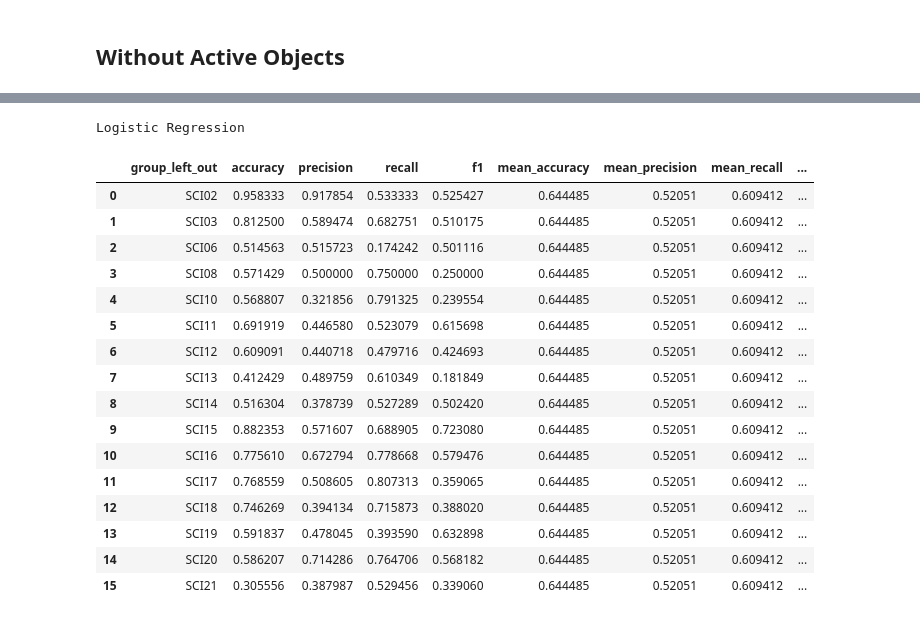
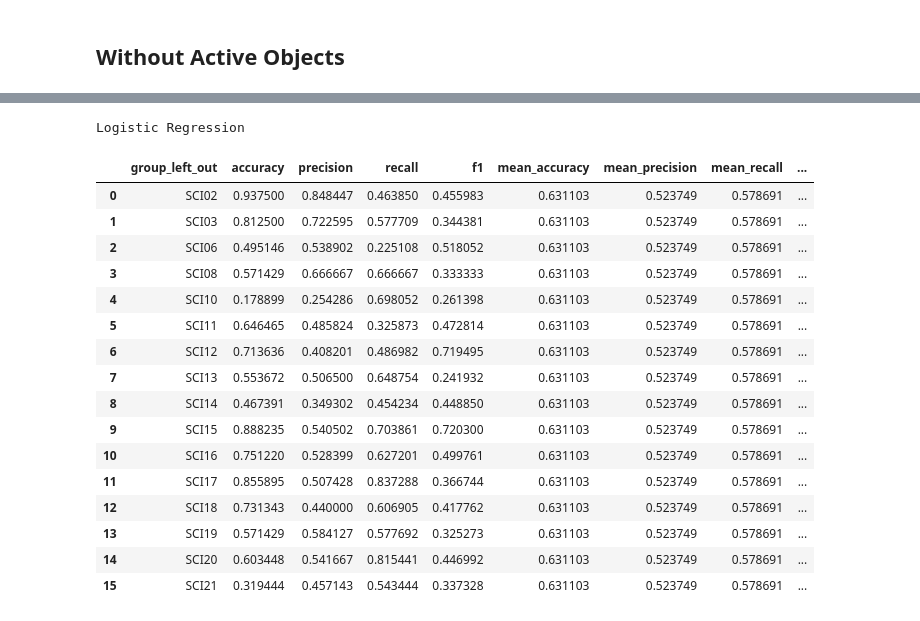
Before and after one commit to adeshkadambi/EgoVizML, a Jupyter notebook: analysis/3_adl_recognition_counts.ipynb, the cells around one changed output, grey strips where cells are left out. Drawn from its saved outputs; the diff is of its cells as text; code cells hidden in the pictures.

Commit message:
scaled

```diff
--- a/analysis/3_adl_recognition_counts.ipynb
+++ b/analysis/3_adl_recognition_counts.ipynb
@@ -57,3 +58,16 @@ df_no_active = df_active.drop(columns=[col for col in df_active.columns if 'acti
 | 3 | SCI02-1--12 | meal-preparation-cleanup | 0.0 | 0.0 | 8.0 | 3.0 | ... |
 | 4 | SCI02-1--2 | meal-preparation-cleanup | 10.0 | 4.0 | 6.0 | 2.0 | ... |
 5 rows × 31 columns
+# %%
+# normalize the counts using min-max scaling from sklearn
+from sklearn.preprocessing import MinMaxScaler
+
+scaler = MinMaxScaler()
+
+# create new dfs
+df_active_scaled = df_active.copy()
+df_no_active_scaled = df_no_active.copy()
+
+# scale the data, excluding the adl and video columns
+df_active_scaled[df_active.columns[2:]] = scaler.fit_transform(df_active[df_active.columns[2:]])
+df_no_active_scaled[df_no_active.columns[2:]] = scaler.fit_transform(df_no_active[df_no_active.columns[2:]])
@@ -61,10 +105,16 @@ df_no_active = df_active.drop(columns=[col for col in df_active.columns if 'acti
 ## Classifiers
 # %%
 # Random Forest Classifier
-rf_clf = RandomForestClassifier(n_estimators=500, random_state=SEED)
+rf_clf = RandomForestClassifier(random_state=SEED)
+rf_clf_no_active = RandomForestClassifier(random_state=SEED)
 
 # Logistic Regression
 log_clf = LogisticRegression(random_state=SEED)
+log_clf_no_active = LogisticRegression(random_state=SEED)
+
+# XGBoost
+xgb_clf = XGBClassifier(random_state=SEED)
+xgb_clf_no_active = XGBClassifier(random_state=SEED)
 # %% [markdown]
 ## With Active Objects
 # %%
@@ -256,0 +198,15 @@ Please also refer to the documentation for alternative solver options:
+# %%
+# split data
+
+label_encoder = LabelEncoder()
+
+X_inactive = df_no_active_scaled.drop(columns=['adl', 'video'])
+y_inactive = df_no_active_scaled['adl']
+y_encoded_inactive = label_encoder.fit_transform(y_inactive)
+
+groups_inactive = df_no_active_scaled['video'].str[:5]
+# %%
+# try all classifiers
+rf = ev.logocv(df_no_active_scaled, X_inactive, y_encoded_inactive, groups_inactive, rf_clf_no_active)
+log = ev.logocv(df_no_active_scaled, X_inactive, y_encoded_inactive, groups_inactive, log_clf_no_active)
+xgb_mod = ev.logocv(df_no_active_scaled, X_inactive, y_encoded_inactive, groups_inactive, xgb_clf_no_active)
@@ -280,22 +240,22 @@ Random Forest Classifier
 # %%
 print('Logistic Regression')
-log
+log[0]
 # %% [output]
 Logistic Regression
 |  | group_left_out | accuracy | precision | recall | f1 | mean_accuracy | mean_precision | mean_recall | ... |
-| 0 | SCI02 | 0.958333 | 0.917854 | 0.533333 | 0.525427 | 0.644485 | 0.52051 | 0.609412 | ... |
-| 1 | SCI03 | 0.812500 | 0.589474 | 0.682751 | 0.510175 | 0.644485 | 0.52051 | 0.609412 | ... |
-| 2 | SCI06 | 0.514563 | 0.515723 | 0.174242 | 0.501116 | 0.644485 | 0.52051 | 0.609412 | ... |
-| 3 | SCI08 | 0.571429 | 0.500000 | 0.750000 | 0.250000 | 0.644485 | 0.52051 | 0.609412 | ... |
-| 4 | SCI10 | 0.568807 | 0.321856 | 0.791325 | 0.239554 | 0.644485 | 0.52051 | 0.609412 | ... |
-| 5 | SCI11 | 0.691919 | 0.446580 | 0.523079 | 0.615698 | 0.644485 | 0.52051 | 0.609412 | ... |
-| 6 | SCI12 | 0.609091 | 0.440718 | 0.479716 | 0.424693 | 0.644485 | 0.52051 | 0.609412 | ... |
-| 7 | SCI13 | 0.412429 | 0.489759 | 0.610349 | 0.181849 | 0.644485 | 0.52051 | 0.609412 | ... |
-| 8 | SCI14 | 0.516304 | 0.378739 | 0.527289 | 0.502420 | 0.644485 | 0.52051 | 0.609412 | ... |
-| 9 | SCI15 | 0.882353 | 0.571607 | 0.688905 | 0.723080 | 0.644485 | 0.52051 | 0.609412 | ... |
-| 10 | SCI16 | 0.775610 | 0.672794 | 0.778668 | 0.579476 | 0.644485 | 0.52051 | 0.609412 | ... |
-| 11 | SCI17 | 0.768559 | 0.508605 | 0.807313 | 0.359065 | 0.644485 | 0.52051 | 0.609412 | ... |
-| 12 | SCI18 | 0.746269 | 0.394134 | 0.715873 | 0.388020 | 0.644485 | 0.52051 | 0.609412 | ... |
-| 13 | SCI19 | 0.591837 | 0.478045 | 0.393590 | 0.632898 | 0.644485 | 0.52051 | 0.609412 | ... |
-| 14 | SCI20 | 0.586207 | 0.714286 | 0.764706 | 0.568182 | 0.644485 | 0.52051 | 0.609412 | ... |
-| 15 | SCI21 | 0.305556 | 0.387987 | 0.529456 | 0.339060 | 0.644485 | 0.52051 | 0.609412 | ... |
+| 0 | SCI02 | 0.937500 | 0.848447 | 0.463850 | 0.455983 | 0.631103 | 0.523749 | 0.578691 | ... |
+| 1 | SCI03 | 0.812500 | 0.722595 | 0.577709 | 0.344381 | 0.631103 | 0.523749 | 0.578691 | ... |
+| 2 | SCI06 | 0.495146 | 0.538902 | 0.225108 | 0.518052 | 0.631103 | 0.523749 | 0.578691 | ... |
+| 3 | SCI08 | 0.571429 | 0.666667 | 0.666667 | 0.333333 | 0.631103 | 0.523749 | 0.578691 | ... |
+| 4 | SCI10 | 0.178899 | 0.254286 | 0.698052 | 0.261398 | 0.631103 | 0.523749 | 0.578691 | ... |
+| 5 | SCI11 | 0.646465 | 0.485824 | 0.325873 | 0.472814 | 0.631103 | 0.523749 | 0.578691 | ... |
+| 6 | SCI12 | 0.713636 | 0.408201 | 0.486982 | 0.719495 | 0.631103 | 0.523749 | 0.578691 | ... |
+| 7 | SCI13 | 0.553672 | 0.506500 | 0.648754 | 0.241932 | 0.631103 | 0.523749 | 0.578691 | ... |
+| 8 | SCI14 | 0.467391 | 0.349302 | 0.454234 | 0.448850 | 0.631103 | 0.523749 | 0.578691 | ... |
+| 9 | SCI15 | 0.888235 | 0.540502 | 0.703861 | 0.720300 | 0.631103 | 0.523749 | 0.578691 | ... |
+| 10 | SCI16 | 0.751220 | 0.528399 | 0.627201 | 0.499761 | 0.631103 | 0.523749 | 0.578691 | ... |
+| 11 | SCI17 | 0.855895 | 0.507428 | 0.837288 | 0.366744 | 0.631103 | 0.523749 | 0.578691 | ... |
+| 12 | SCI18 | 0.731343 | 0.440000 | 0.606905 | 0.417762 | 0.631103 | 0.523749 | 0.578691 | ... |
+| 13 | SCI19 | 0.571429 | 0.584127 | 0.577692 | 0.325273 | 0.631103 | 0.523749 | 0.578691 | ... |
+| 14 | SCI20 | 0.603448 | 0.541667 | 0.815441 | 0.446992 | 0.631103 | 0.523749 | 0.578691 | ... |
+| 15 | SCI21 | 0.319444 | 0.457143 | 0.543444 | 0.337328 | 0.631103 | 0.523749 | 0.578691 | ... |
```
Also changed, not shown: parts of 15 cells of this notebook, 1 other file.
